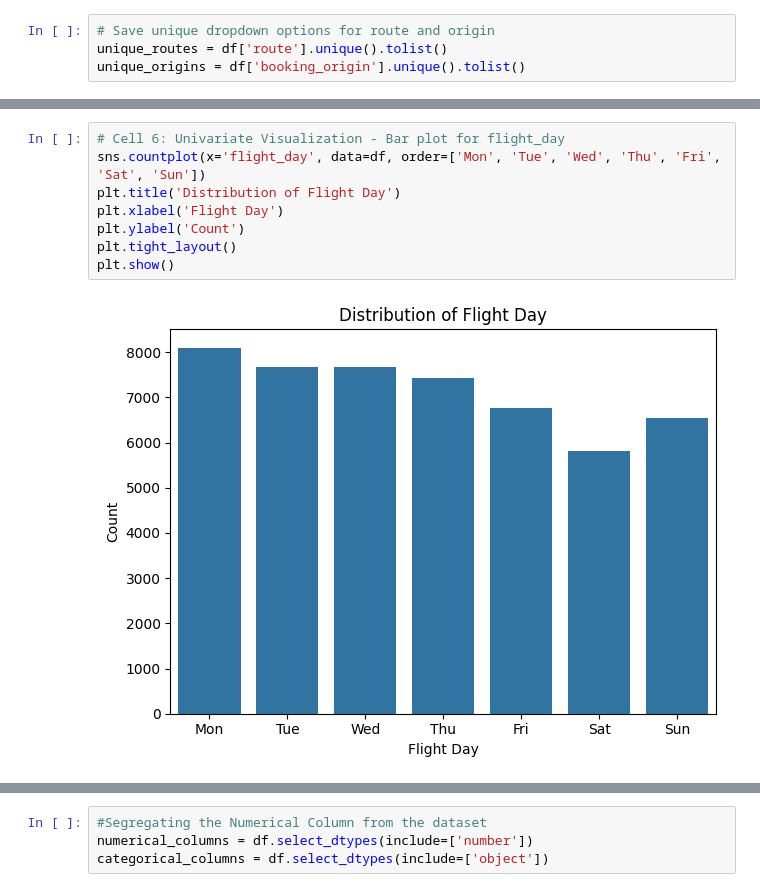
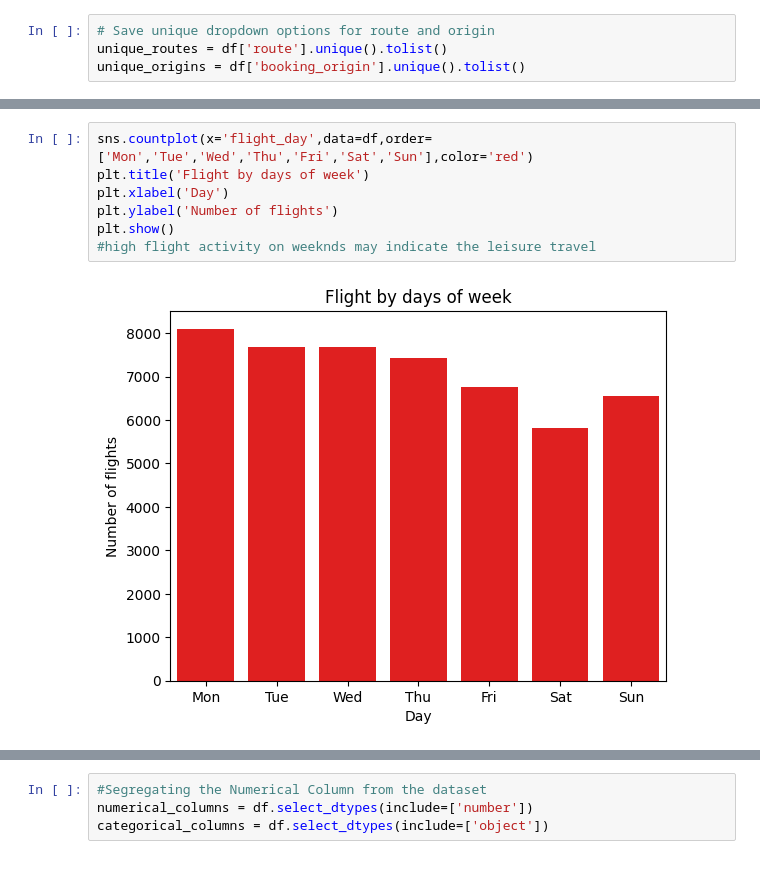
Before and after one commit to meet-vasita/British-Airways-Customer-Booking-Classification-Model, a Jupyter notebook: British_Airways.ipynb, the cells around one changed output, grey strips where cells are left out. Saved outputs shown, nothing was run; the diff lists cells and outputs as text.

```diff
--- a/British_Airways.ipynb
+++ b/British_Airways.ipynb
@@ -96,10 +102,9 @@ plt.show()
 # %%
-# Cell 6: Univariate Visualization - Bar plot for flight_day
-sns.countplot(x='flight_day', data=df, order=['Mon', 'Tue', 'Wed', 'Thu', 'Fri', 'Sat', 'Sun'])
-plt.title('Distribution of Flight Day')
-plt.xlabel('Flight Day')
-plt.ylabel('Count')
-plt.tight_layout()
+sns.countplot(x='flight_day',data=df,order=['Mon','Tue','Wed','Thu','Fri','Sat','Sun'],color='red')
+plt.title('Flight by days of week')
+plt.xlabel('Day')
+plt.ylabel('Number of flights')
 plt.show()
+#high flight activity on weeknds may indicate the leisure travel
 # %% [output]
-[figure, old version]
+[figure, new version]
```
Also changed, not shown: parts of 36 cells of this notebook, 8 other files.
